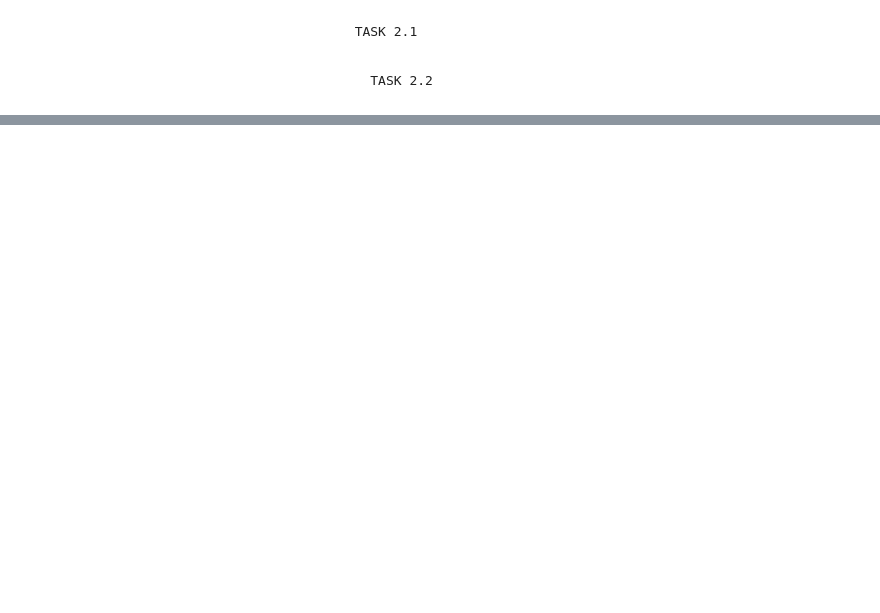
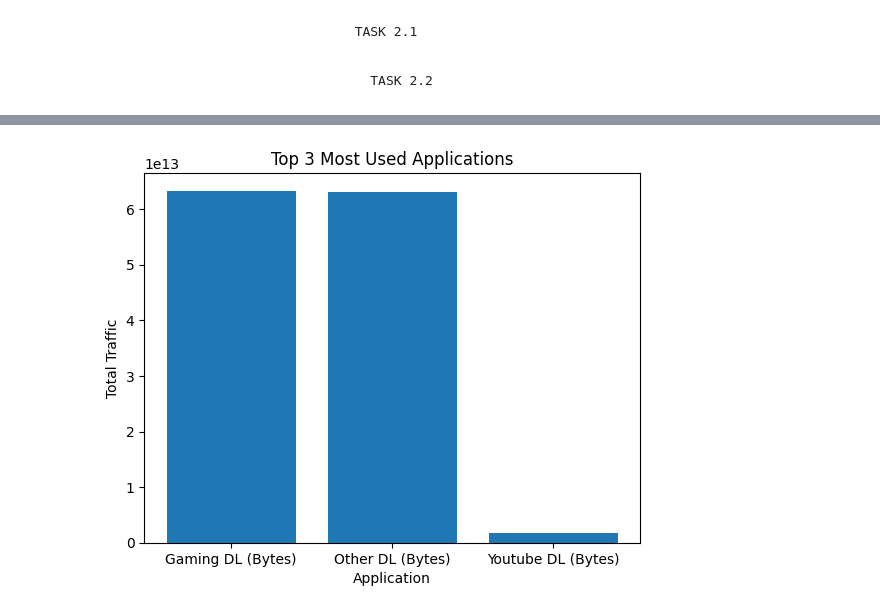
Before and after one commit to josh874/Week-1, a Jupyter notebook: telecom.ipynb, the cells around one changed output, grey strips where cells are left out. Drawn from its saved outputs; the diff is of its cells as text; code cells hidden in the pictures; blank space fills up the shorter version.

```diff
--- a/telecom.ipynb
+++ b/telecom.ipynb
@@ -236,0 +524,23 @@ print("- PC2 captures additional variation that is orthogonal to PC1 and represe
+# %%
+#Plot the top 3 most used applications using appropriate charts.
+
+
+# Application columns
+application_columns = ['Social Media DL (Bytes)', 'Google DL (Bytes)', 'Email DL (Bytes)',
+                       'Youtube DL (Bytes)', 'Netflix DL (Bytes)', 'Gaming DL (Bytes)',
+                       'Other DL (Bytes)']
+
+# Calculate total traffic per application
+total_traffic = raw_df[application_columns].sum()
+
+# Get the top 3 most used applications
+top_3_applications = total_traffic.nlargest(3)
+
+# Plot the top 3 most used applications
+plt.bar(top_3_applications.index, top_3_applications.values)
+plt.xlabel('Application')
+plt.ylabel('Total Traffic')
+plt.title('Top 3 Most Used Applications')
+plt.show()
+# %% [output]
+[figure, added]
```
Also changed, not shown: parts of 6 cells of this notebook.
